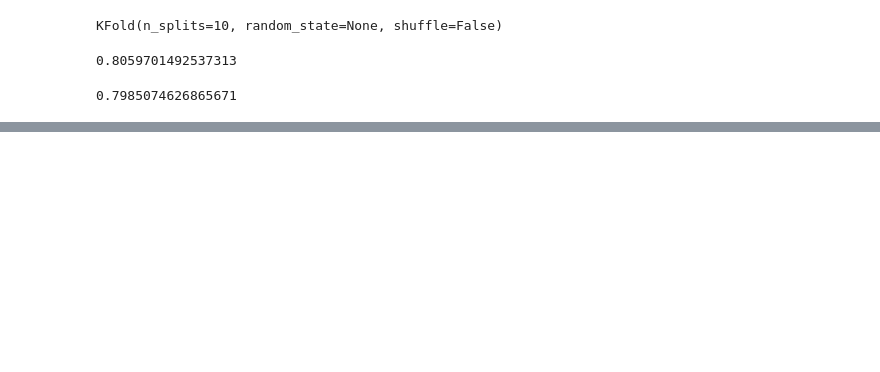
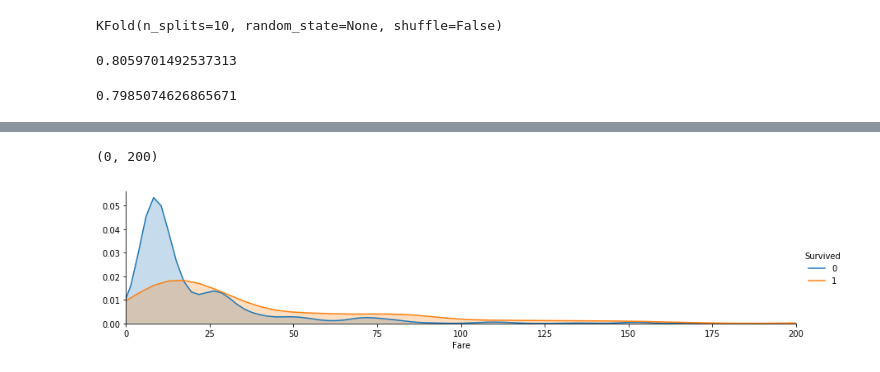
Before and after one commit to abla1/Titanic_challenge, a Jupyter notebook: TitanicNotebook1.ipynb, the cells around one changed output, grey strips where cells are left out. Cells and saved outputs as stored; diff of their text form; code cells hidden in the pictures; blank space fills up the shorter version.

```diff
--- a/TitanicNotebook1.ipynb
+++ b/TitanicNotebook1.ipynb
@@ -782,0 +368,9 @@ def separation(text):
+# %%
+facet = sns.FacetGrid(TrainFile, hue="Survived",aspect=4)
+facet.map(sns.kdeplot,'Fare',shade= True)
+facet.set(xlim=(0, TrainFile['Fare'].max()))
+facet.add_legend()
+plt.xlim(0, 200)
+# %% [output]
+(0, 200)
+[figure, added]
```
Also changed, not shown: parts of 86 cells of this notebook, 1 other file.
